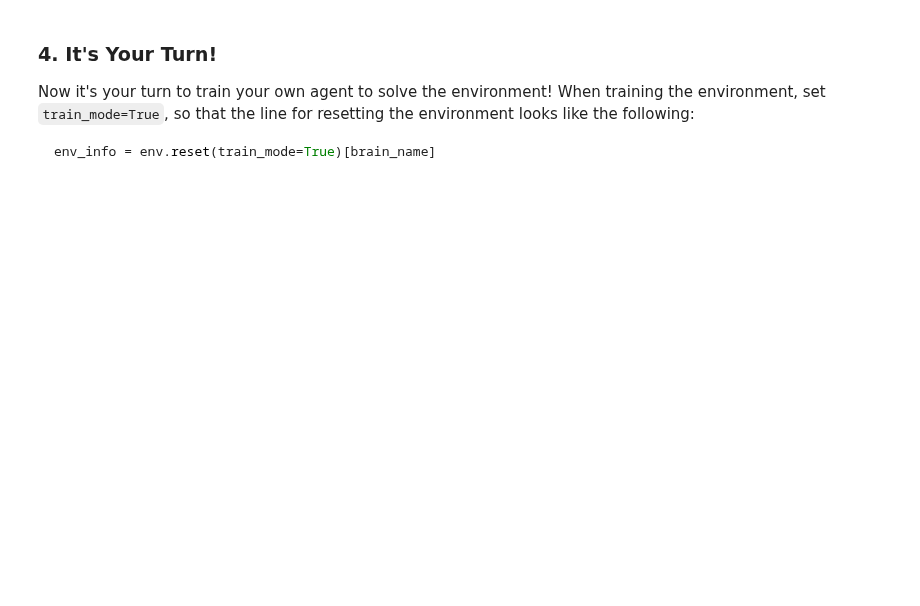
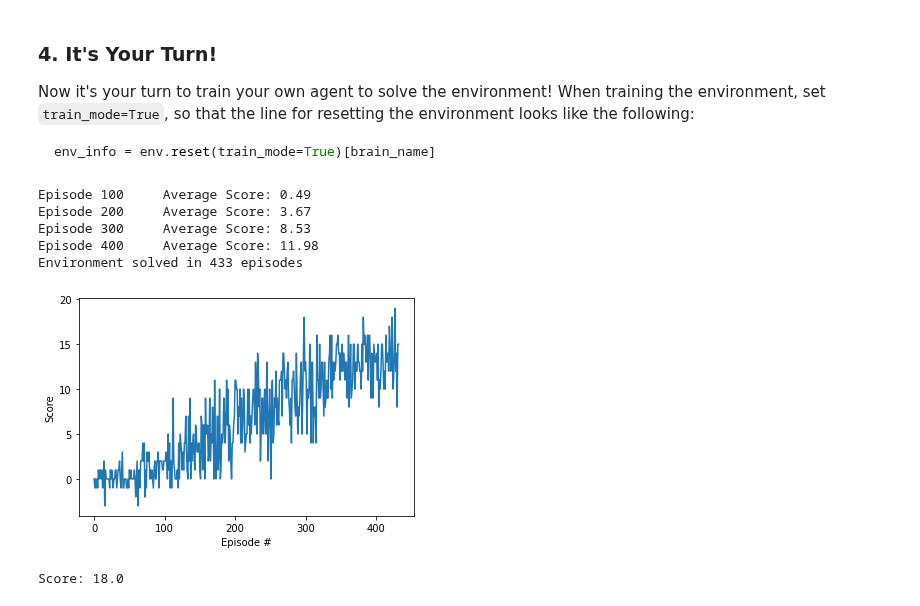
Before and after one commit to j-v-n/Udacity_Projects, a Jupyter notebook: Reinforcement-Learning-Nanodegree/p1_navigation/Navigation.ipynb, the cells around one changed output. Saved outputs shown, nothing was run; the diff lists cells and outputs as text; code cells hidden in the pictures; blank space fills up the shorter version.

Commit message:
2. Second commit. Solved with double dqn agent

```diff
--- a/Reinforcement-Learning-Nanodegree/p1_navigation/Navigation.ipynb
+++ b/Reinforcement-Learning-Nanodegree/p1_navigation/Navigation.ipynb
@@ -122,29 +122,13 @@ When finished, you can close the environment.
 from dqn_agent import DQNAgent
 # %%
 agent = DQNAgent(state_size=37,action_size=4,seed=42)
-# %%
-env_info = env.reset(train_mode=True)[brain_name] # reset the environment
-state = env_info.vector_observations[0]            # get the current state
-score = 0                                          # initialize the score
-while True:
-    action = np.random.randint(action_size)        # select an action
-    env_info = env.step(action)[brain_name]        # send the action to the environment
-    next_state = env_info.vector_observations[0]   # get the next state
-    reward = env_info.rewards[0]                   # get the reward
-    done = env_info.local_done[0]                  # see if episode has finished
-    score += reward                                # update the score
-    state = next_state                             # roll over the state to next time step
-    if done:                                       # exit loop if episode finished
-        break
-
-print("Score: {}".format(score))
 # %%
 from collections import deque
 import matplotlib.pyplot as plt
 # %%
 import torch
 # %%
-def dqn(n_episodes=1000, max_t=2000, eps_start=1.0, eps_end=0.01, eps_decay=0.995,brain_name=brain_name):
+def dqn(tag,n_episodes=1000, max_t=2000, eps_start=1.0, eps_end=0.01, eps_decay=0.995,brain_name=brain_name):
     """Deep Q-Learning.
 
     Params
@@ -180,16 +164,8 @@ def dqn(n_episodes=1000, max_t=2000, eps_start=1.0, eps_end=0.01, eps_decay=0.99
         print('\rEpisode {}\tAverage Score: {:.2f}'.format(i_episode, np.mean(scores_window)), end="")
         if i_episode % 100 == 0:
             print('\rEpisode {}\tAverage Score: {:.2f}'.format(i_episode, np.mean(scores_window)))
-            print('\rSaving model')
-            torch.save(agent.local_net.state_dict(),'episod-{}-checkpoint.pth'.format(i_episode))
+        if np.mean(scores_window)>=13.0:
+            print('\rEnvironment solved in {} episodes'.format(i_episode))
+            torch.save(agent.local_net.state_dict(),'{}-solved-checkpoint.pth'.format(tag,i_episode))
+            break
     return scores
-
-dqn_scores = dqn()
-
-# plot the scores
-fig = plt.figure()
-ax = fig.add_subplot(111)
-plt.plot(np.arange(len(dqn_scores)), dqn_scores)
-plt.ylabel('Score')
-plt.xlabel('Episode #')
-plt.show()
@@ -248,0 +215,18 @@ env_info = env.reset(train_mode=True)[brain_name]
+# %%
+double_dqn_scores = dqn('double_dqn',n_episodes=1500)
+# %% [output]
+Episode 100     Average Score: 0.49
+Episode 200     Average Score: 3.67
+Episode 300     Average Score: 8.53
+Episode 400     Average Score: 11.98
+Environment solved in 433 episodes
+# %%
+# plot the scores
+fig = plt.figure()
+ax = fig.add_subplot(111)
+plt.plot(np.arange(len(double_dqn_scores)), double_dqn_scores)
+plt.ylabel('Score')
+plt.xlabel('Episode #')
+plt.show()
+# %% [output]
+[figure, added]
@@ -248,0 +237,18 @@ env_info = env.reset(train_mode=True)[brain_name]
+# %%
+env_info = env.reset(train_mode=False)[brain_name] # reset the environment
+state = env_info.vector_observations[0]            # get the current state
+score = 0                                          # initialize the score
+while True:
+    action = agent.act(state)        # select an action
+    env_info = env.step(action)[brain_name]        # send the action to the environment
+    next_state = env_info.vector_observations[0]   # get the next state
+    reward = env_info.rewards[0]                   # get the reward
+    done = env_info.local_done[0]                  # see if episode has finished
+    score += reward                                # update the score
+    state = next_state                             # roll over the state to next time step
+    if done:                                       # exit loop if episode finished
+        break
+
+print("Score: {}".format(score))
+# %% [output]
+Score: 18.0
```
Also changed, not shown: parts of 8 cells of this notebook, 1 other file.
